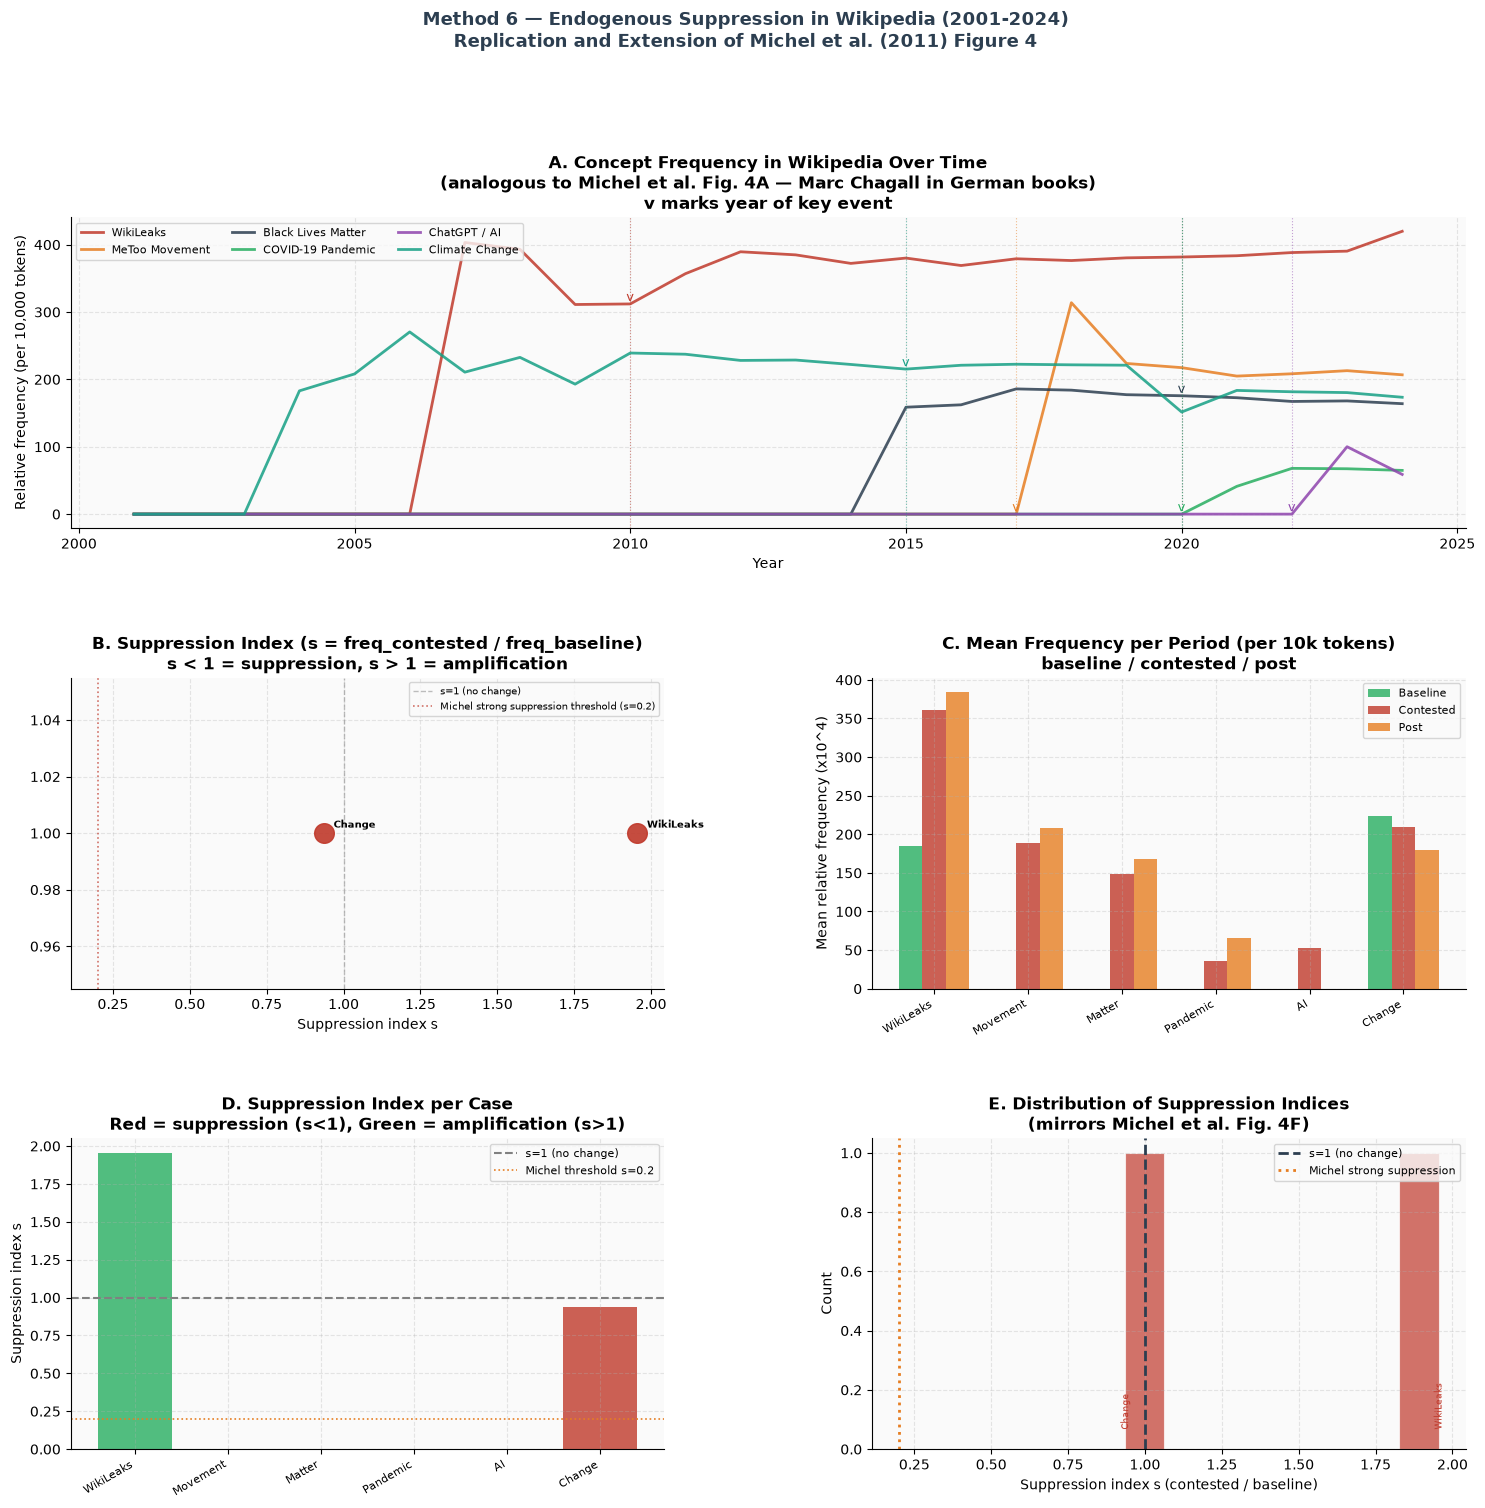
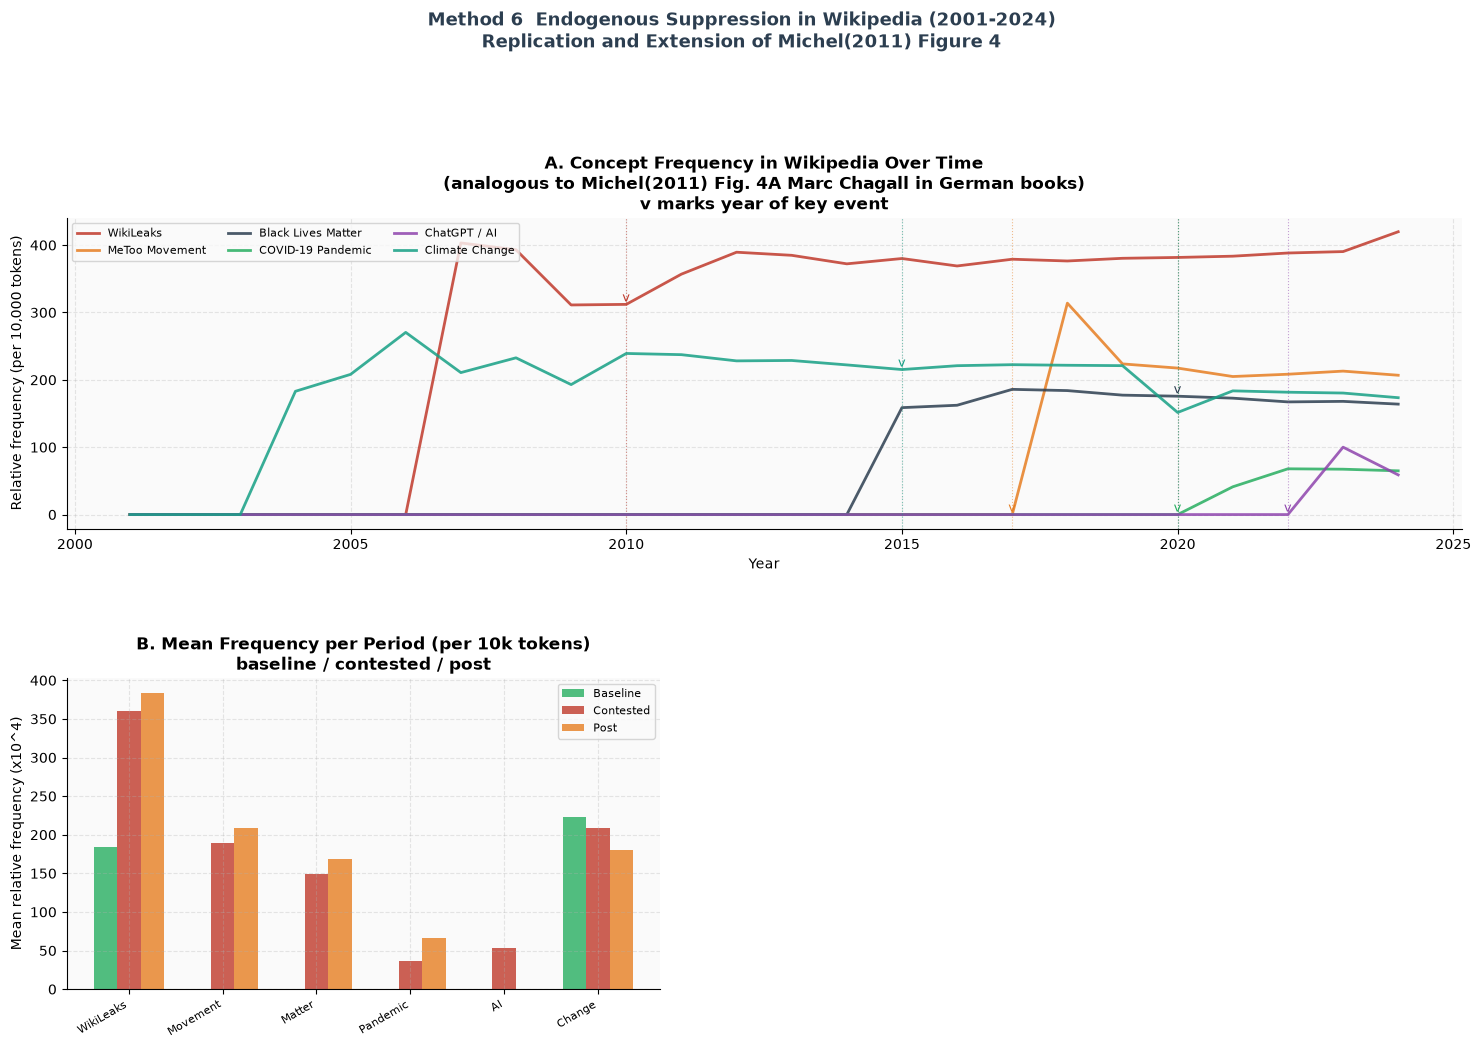
Code edit (unified diff) that turned the first committed figure into the second:
--- before
+++ after
@@ -22,5 +22,5 @@
 ax1.set_title(
     "A. Concept Frequency in Wikipedia Over Time\n"
-    "(analogous to Michel et al. Fig. 4A — Marc Chagall in German books)\n"
+    "(analogous to Michel(2011) Fig. 4A Marc Chagall in German books)\n"
     "v marks year of key event",
     fontweight='bold')
@@ -29,32 +29,8 @@
 ax1.legend(fontsize=8, ncol=3, loc='upper left')
 
-# ── Panel B: Suppression index scatter ───────────────────────
-ax2 = fig.add_subplot(gs[1, 0])
 
-for _, row in df_sup.iterrows():
-    if row['s_cont'] is None:
-        continue
-    ax2.scatter(row['s_cont'], 1.0,
-                color=row['color'] if 'color' in row else PRIMARY,
-                s=200, zorder=4, alpha=0.9)
-    ax2.annotate(row['display'].split()[-1],
-                 (row['s_cont'], 1.0),
-                 textcoords="offset points", xytext=(7, 4),
-                 fontsize=7.5, fontweight='bold')
 
-ax2.axvline(1.0, color='gray', lw=1, ls='--', alpha=0.5, label='s=1 (no change)')
-ax2.axvline(0.2, color=PRIMARY, lw=1.2, ls=':', alpha=0.7,
-            label='Michel strong suppression threshold (s=0.2)')
-
-ax2.set_title(
-    "B. Suppression Index (s = freq_contested / freq_baseline)\n"
-    "s < 1 = suppression, s > 1 = amplification",
-    fontweight='bold')
-ax2.set_xlabel("Suppression index s")
-ax2.set_ylabel("")
-ax2.legend(fontsize=7, loc='upper right')
-
-# ── Panel C: Frequency before/during/after ───────────────────
-ax3 = fig.add_subplot(gs[1, 1])
+# ── Panel B: Frequency before/during/after ───────────────────
+ax3 = fig.add_subplot(gs[1, 0])
 
 x = np.arange(len(df_sup))
@@ -76,5 +52,5 @@
     rotation=30, ha='right', fontsize=8)
 ax3.set_title(
-    "C. Mean Frequency per Period (per 10k tokens)\n"
+    "B. Mean Frequency per Period (per 10k tokens)\n"
     "baseline / contested / post",
     fontweight='bold')
@@ -82,50 +58,9 @@
 ax3.legend(fontsize=8)
 
-# ── Panel D: Suppression index bar ───────────────────────────
-ax4 = fig.add_subplot(gs[2, 0])
 
-s_vals_plot  = [r['s_cont'] if r['s_cont'] is not None else 0 for _, r in df_sup.iterrows()]
-bar_colors   = [PRIMARY if v < 1 else GREEN for v in s_vals_plot]
-
-ax4.bar(x, s_vals_plot, color=bar_colors, alpha=0.8)
-ax4.axhline(1.0, color='gray', lw=1.5, ls='--', label='s=1 (no change)')
-ax4.axhline(0.2, color=ACCENT, lw=1.2, ls=':', label='Michel threshold s=0.2')
-ax4.set_xticks(x)
-ax4.set_xticklabels(
-    [r['display'].split()[-1] for _, r in df_sup.iterrows()],
-    rotation=30, ha='right', fontsize=8)
-ax4.set_title(
-    "D. Suppression Index per Case\n"
-    "Red = suppression (s<1), Green = amplification (s>1)",
-    fontweight='bold')
-ax4.set_ylabel("Suppression index s")
-ax4.legend(fontsize=8)
-
-# ── Panel E: Distribution of s values ────────────────────────
-ax5 = fig.add_subplot(gs[2, 1])
-
-s_dist = [v for v in s_vals_plot if v > 0]
-ax5.hist(s_dist, bins=8, color=PRIMARY, alpha=0.7, edgecolor='white', linewidth=0.8)
-ax5.axvline(1.0, color=SECONDARY, lw=2, ls='--', label='s=1 (no change)')
-ax5.axvline(0.2, color=ACCENT, lw=2, ls=':', label='Michel strong suppression')
-
-for s_val, (_, row) in zip(s_vals_plot, df_sup.iterrows()):
-    if s_val > 0:
-        ax5.annotate(row['display'].split()[-1],
-                     (s_val, 0.05),
-                     textcoords="offset points", xytext=(0, 5),
-                     fontsize=6.5, rotation=90, ha='center', color=PRIMARY)
-
-ax5.set_title(
-    "E. Distribution of Suppression Indices\n"
-    "(mirrors Michel et al. Fig. 4F)",
-    fontweight='bold')
-ax5.set_xlabel("Suppression index s (contested / baseline)")
-ax5.set_ylabel("Count")
-ax5.legend(fontsize=8)
 
 fig.suptitle(
-    "Method 6 — Endogenous Suppression in Wikipedia (2001-2024)\n"
-    "Replication and Extension of Michel et al. (2011) Figure 4",
+    "Method 6  Endogenous Suppression in Wikipedia (2001-2024)\n"
+    "Replication and Extension of Michel(2011) Figure 4",
     fontsize=13, fontweight='bold', y=1.01, color=SECONDARY)
 

Commit: commit